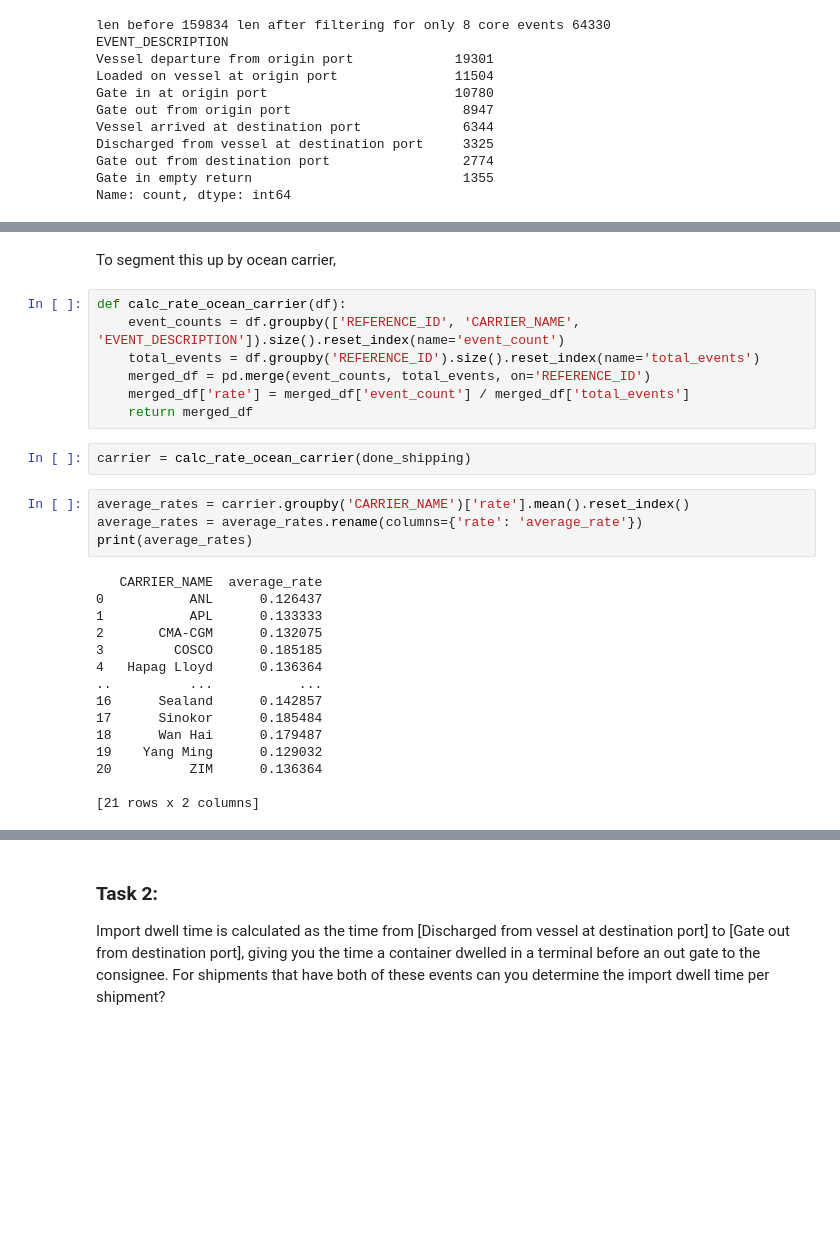
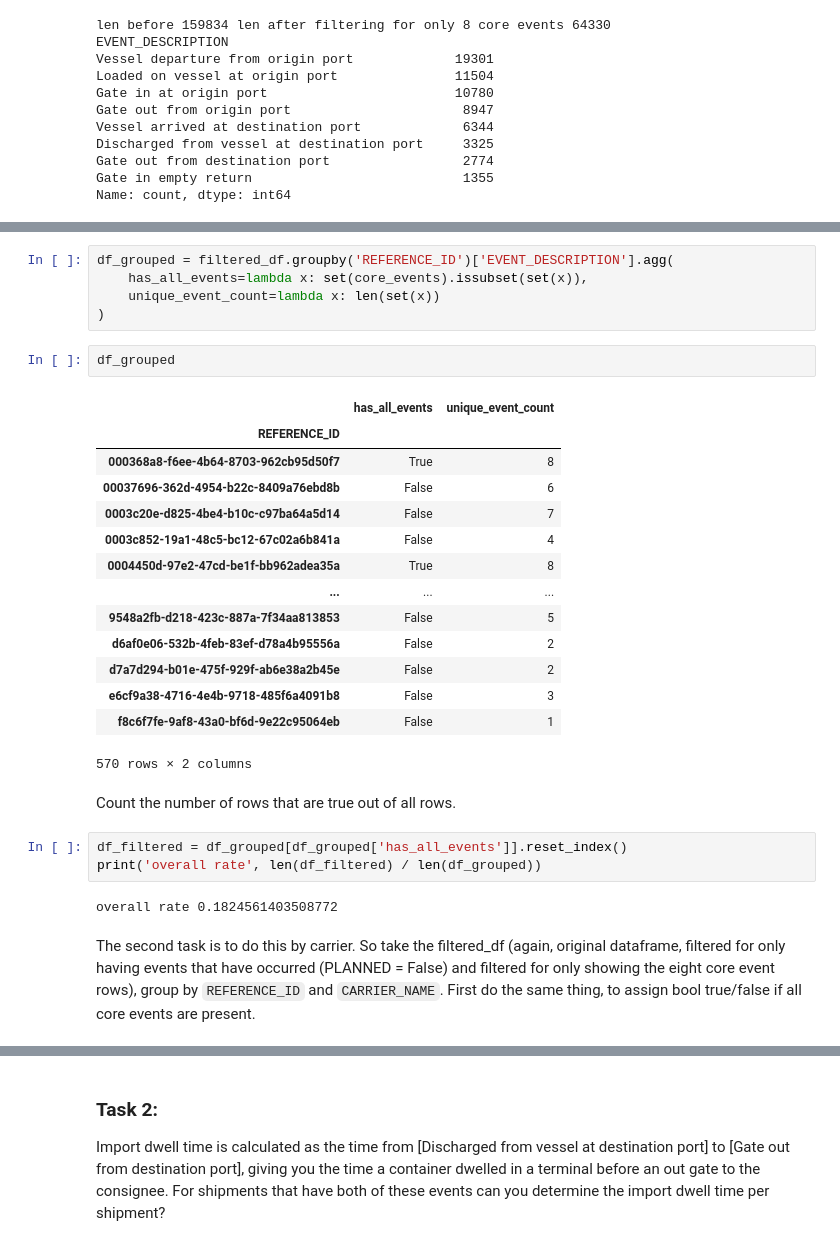
Before and after one commit to beckynevin/ShipIt, a Jupyter notebook: ExploreData.ipynb, the cells around one changed output, grey strips where cells are left out. Cells and saved outputs as stored; diff of their text form; blank space fills up the shorter version.

Commit message:
redid task 1

```diff
--- a/ExploreData.ipynb
+++ b/ExploreData.ipynb
@@ -276,30 +235,31 @@ Pretty similar to the results above.
-# %% [markdown]
-To segment this up by ocean carrier,
-# %%
-def calc_rate_ocean_carrier(df):
-    event_counts = df.groupby(['REFERENCE_ID', 'CARRIER_NAME', 'EVENT_DESCRIPTION']).size().reset_index(name='event_count')
-    total_events = df.groupby('REFERENCE_ID').size().reset_index(name='total_events')
-    merged_df = pd.merge(event_counts, total_events, on='REFERENCE_ID')
-    merged_df['rate'] = merged_df['event_count'] / merged_df['total_events']
-    return merged_df
-# %%
-carrier = calc_rate_ocean_carrier(done_shipping)
-# %%
-average_rates = carrier.groupby('CARRIER_NAME')['rate'].mean().reset_index()
-average_rates = average_rates.rename(columns={'rate': 'average_rate'})
-print(average_rates)
-# %% [output]
-   CARRIER_NAME  average_rate
-0           ANL      0.126437
-1           APL      0.133333
-2       CMA-CGM      0.132075
-3         COSCO      0.185185
-4   Hapag Lloyd      0.136364
-..          ...           ...
-16      Sealand      0.142857
-17      Sinokor      0.185484
-18      Wan Hai      0.179487
-19    Yang Ming      0.129032
-20          ZIM      0.136364
-
-[21 rows x 2 columns]
+# %%
+df_grouped = filtered_df.groupby('REFERENCE_ID')['EVENT_DESCRIPTION'].agg(
+    has_all_events=lambda x: set(core_events).issubset(set(x)),
+    unique_event_count=lambda x: len(set(x))
+)
+# %%
+df_grouped
+# %% [output]
+|  | has_all_events | unique_event_count |
+| REFERENCE_ID |  |  |
+| 000368a8-f6ee-4b64-8703-962cb95d50f7 | True | 8 |
+| 00037696-362d-4954-b22c-8409a76ebd8b | False | 6 |
+| 0003c20e-d825-4be4-b10c-c97ba64a5d14 | False | 7 |
+| 0003c852-19a1-48c5-bc12-67c02a6b841a | False | 4 |
+| 0004450d-97e2-47cd-be1f-bb962adea35a | True | 8 |
+| ... | ... | ... |
+| 9548a2fb-d218-423c-887a-7f34aa813853 | False | 5 |
+| d6af0e06-532b-4feb-83ef-d78a4b95556a | False | 2 |
+| d7a7d294-b01e-475f-929f-ab6e38a2b45e | False | 2 |
+| e6cf9a38-4716-4e4b-9718-485f6a4091b8 | False | 3 |
+| f8c6f7fe-9af8-43a0-bf6d-9e22c95064eb | False | 1 |
+570 rows × 2 columns
+# %% [markdown]
+Count the number of rows that are true out of all rows.
+# %%
+df_filtered = df_grouped[df_grouped['has_all_events']].reset_index()
+print('overall rate', len(df_filtered) / len(df_grouped))
+# %% [output]
+overall rate 0.1824561403508772
+# %% [markdown]
+The second task is to do this by carrier. So take the filtered_df (again, original dataframe, filtered for only having events that have occurred (PLANNED = False) and filtered for only showing the eight core event rows), group by `REFERENCE_ID` and `CARRIER_NAME`. First do the same thing, to assign bool true/false if all core events are present.
```
Also changed, not shown: parts of 45 cells of this notebook.
